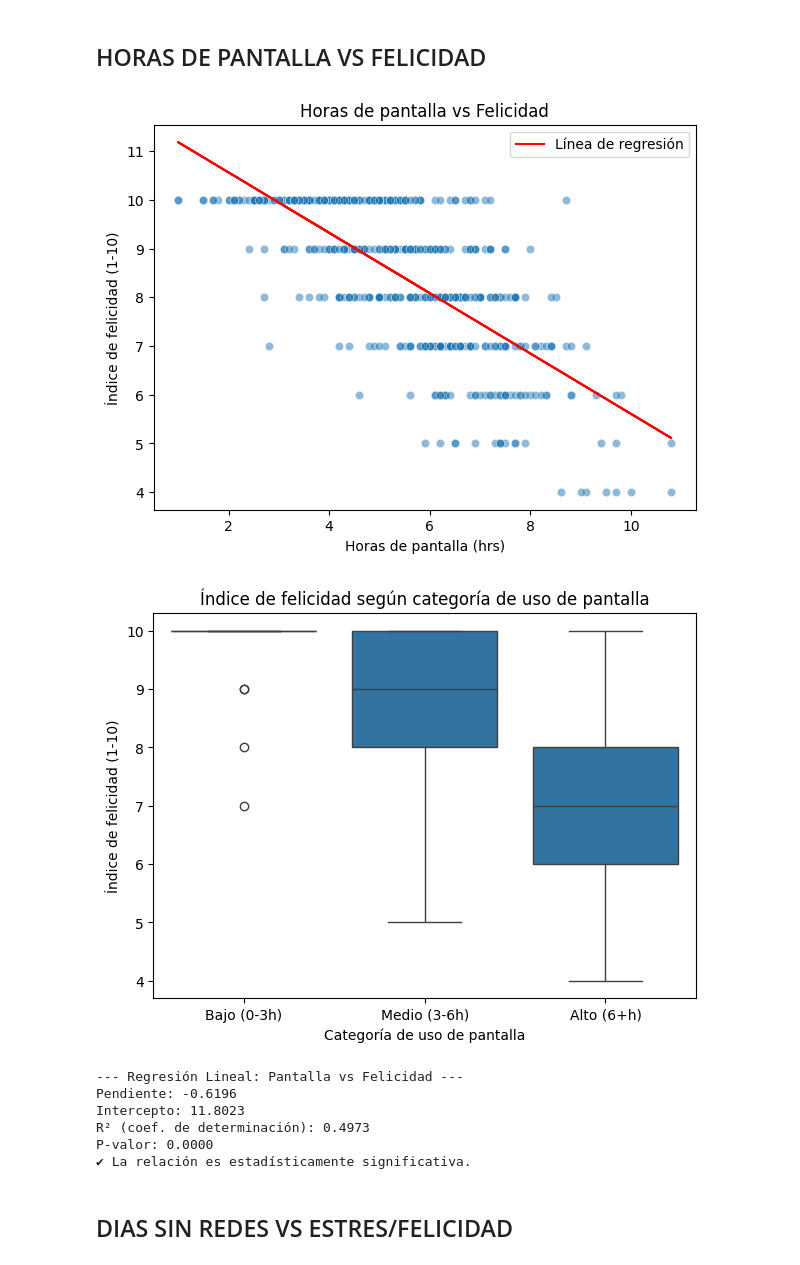
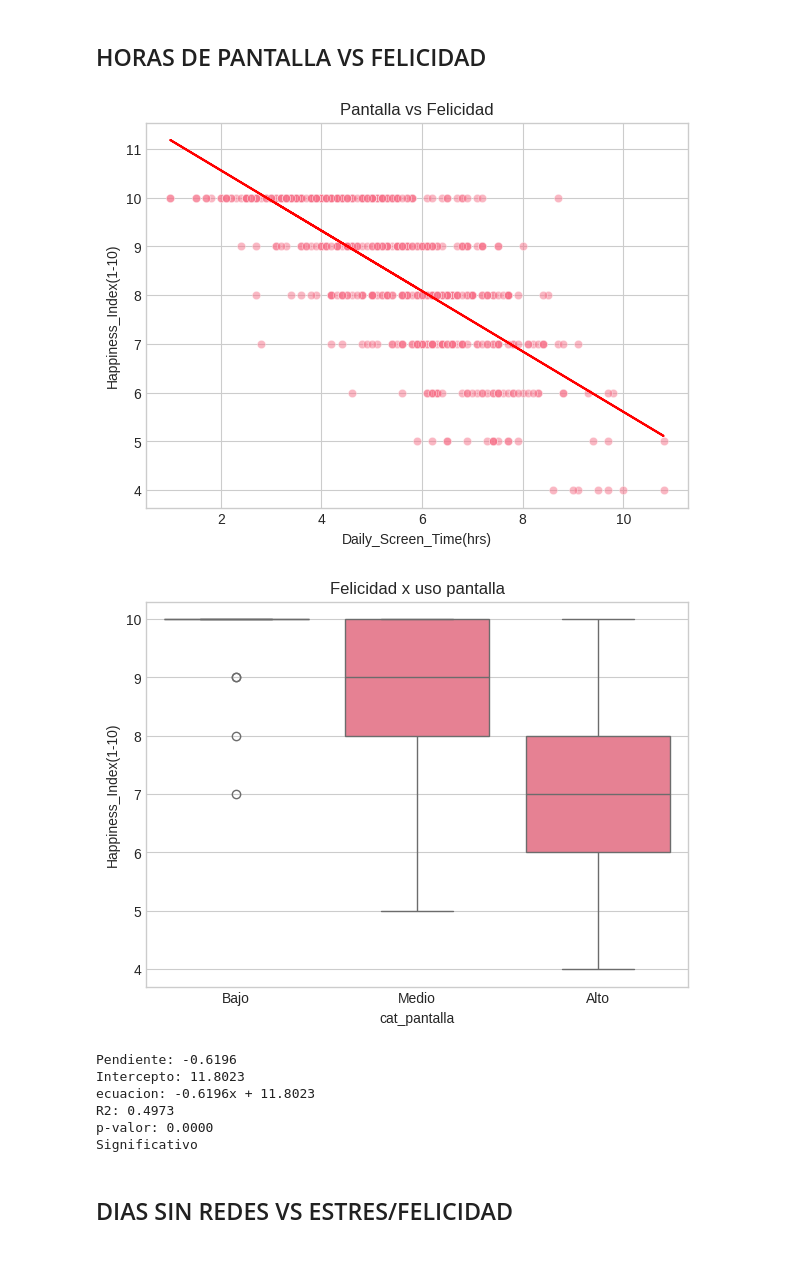
Before and after one commit to Neyder2502/salud-mental-analisis-datos, a Jupyter notebook: notebooks/Neyder.ipynb, the cells around one changed output. Drawn from its saved outputs; the diff is of its cells as text; code cells hidden in the pictures.

```diff
--- a/notebooks/Neyder.ipynb
+++ b/notebooks/Neyder.ipynb
@@ -262,50 +224,40 @@ Name: Stress_Level(1-10), dtype: float64
 # %% [markdown]
 ## HORAS DE PANTALLA VS FELICIDAD
 # %%
-# Regplot
+# pantalla por felicidad
 x = df['Daily_Screen_Time(hrs)']
 y = df['Happiness_Index(1-10)']
 
-resultado = linregress(x, y)
+reg = linregress(x, y)
 
 plt.figure(figsize=(7,5))
 sns.scatterplot(x=x, y=y, alpha=0.5)
-plt.plot(x, resultado.intercept + resultado.slope*x, color='red', label='Línea de regresión')
+plt.plot(x, reg.intercept + reg.slope*x, color='red')
+plt.title("Pantalla vs Felicidad")
+plt.show()  #scatterplot
 
-plt.title(f"Horas de pantalla vs Felicidad")
-plt.xlabel("Horas de pantalla (hrs)")
-plt.ylabel("Índice de felicidad (1-10)")
-plt.legend()
-plt.show()
+# felicidad por uso
+plt.figure(figsize=(7,5))
+sns.boxplot(data=df, x="cat_pantalla", y="Happiness_Index(1-10)")
+plt.title("Felicidad x uso pantalla")
+plt.show()  # boxplot (es la misma chimbada anterior pero otro grafico :D)
 
-# Boxplot por categorías de uso
-plt.figure(figsize=(7,5))
-sns.boxplot(data=df, x="Cat_Pantalla", y="Happiness_Index(1-10)")
-plt.title("Índice de felicidad según categoría de uso de pantalla")
-plt.xlabel("Categoría de uso de pantalla")
-plt.ylabel("Índice de felicidad (1-10)")
-plt.show()
-
-# Resultados
-print("\n--- Regresión Lineal: Pantalla vs Felicidad ---")
-print(f"Pendiente: {resultado.slope:.4f}")
-print(f"Intercepto: {resultado.intercept:.4f}")
-print(f"R² (coef. de determinación): {resultado.rvalue**2:.4f}")
-print(f"P-valor: {resultado.pvalue:.4f}")
-
-if resultado.pvalue < 0.05:
-    print("✔ La relación es estadísticamente significativa.")
-else:
-    print("✘ No hay evidencia estadística de relación.")
+# resultados
+print(f"Pendiente: {reg.slope:.4f}")
+print(f"Intercepto: {reg.intercept:.4f}")
+print(f"ecuacion: {reg.slope:.4f}x + {reg.intercept:.4f}")
+print(f"R2: {reg.rvalue**2:.4f}")
+print(f"p-valor: {reg.pvalue:.4f}")
+print("Significativo" if reg.pvalue < 0.05 else "No significativo")
 # %% [output]
-[figure, old version]
+[figure, new version]
-[figure, old version]
+[figure, new version]
---- Regresión Lineal: Pantalla vs Felicidad ---
 Pendiente: -0.6196
 Intercepto: 11.8023
-R² (coef. de determinación): 0.4973
-P-valor: 0.0000
-✔ La relación es estadísticamente significativa.
+ecuacion: -0.6196x + 11.8023
+R2: 0.4973
+p-valor: 0.0000
+Significativo
 # %% [markdown]
 ## DIAS SIN REDES VS ESTRES/FELICIDAD
 # %%
```
Also changed, not shown: parts of 5 cells of this notebook.
